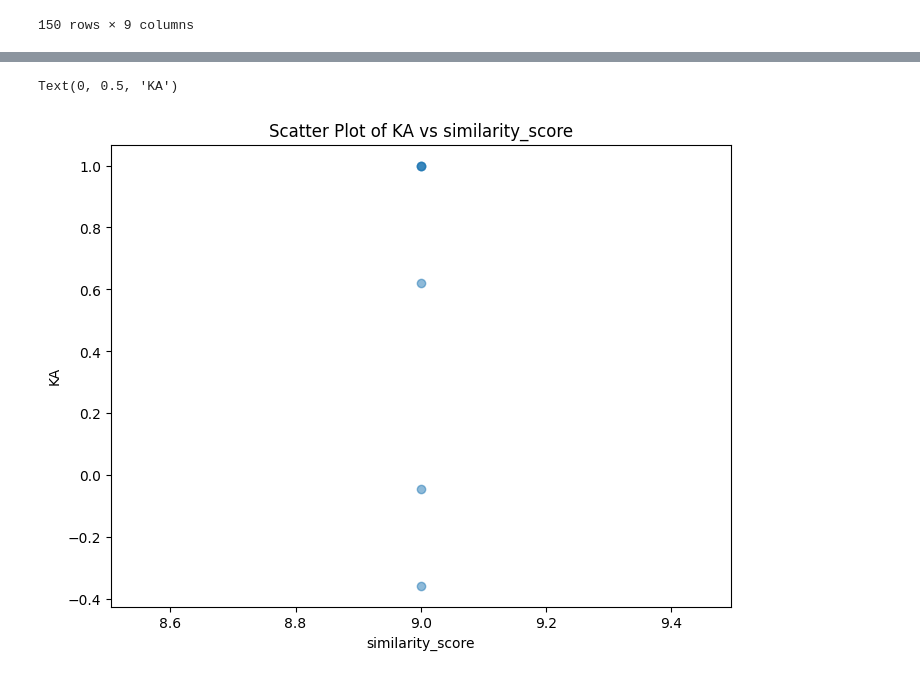
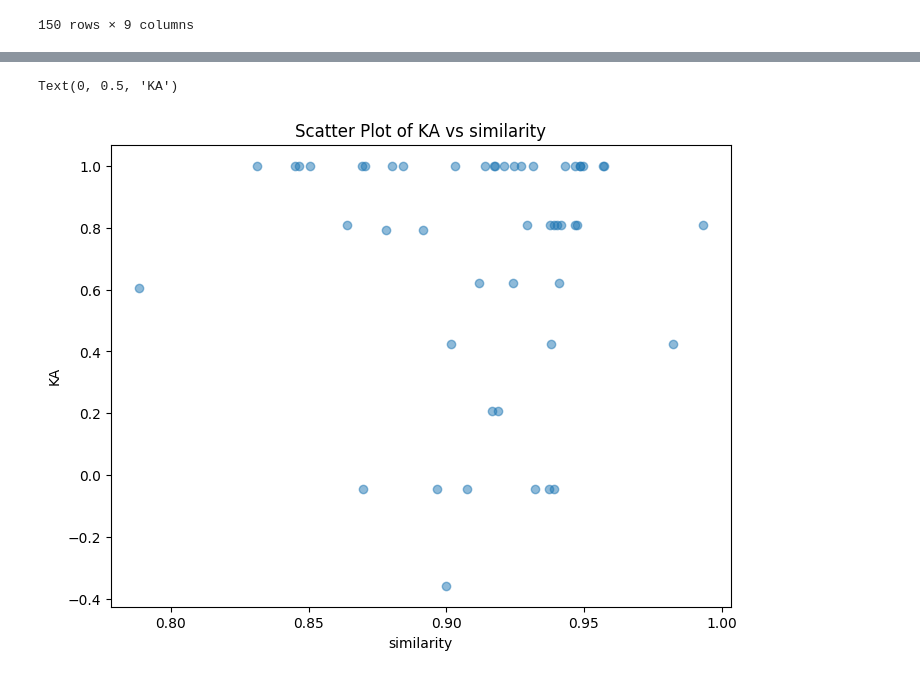
Before and after one commit to cjbarrie/promptstability, a Jupyter notebook: notebooks/similarity_validation/similarity.ipynb, the cells around one changed output, grey strips where cells are left out. Saved outputs shown, nothing was run; the diff lists cells and outputs as text; code cells hidden in the pictures.

Commit message:
similarity - KA plots

```diff
--- a/notebooks/similarity_validation/similarity.ipynb
+++ b/notebooks/similarity_validation/similarity.ipynb
@@ -59,21 +79,21 @@ data_merged
 # %%
 # Filter data
-data_plt = data_merged[(data_merged['task'] == 1) & (data_merged['similarity_score'] >= 9)]
+data_plt = data_merged[(data_merged['task'] == 1)]
 
 # Extract data
-x = data_plt['similarity_score']
+x = data_plt['similarity']
 y = data_plt['KA']
 
 x_name = x.name
 y_name = y.name
 
 
 plt.figure(figsize=(8, 6))
 plt.scatter(x, y, alpha=0.5)
 
 plt.title('Scatter Plot of {} vs {}'.format(y_name, x_name))
 plt.xlabel(x_name)
 plt.ylabel(y_name)
 # %% [output]
 Text(0, 0.5, 'KA')
-[figure, old version]
+[figure, new version]
```
Also changed, not shown: parts of 3 cells of this notebook.
